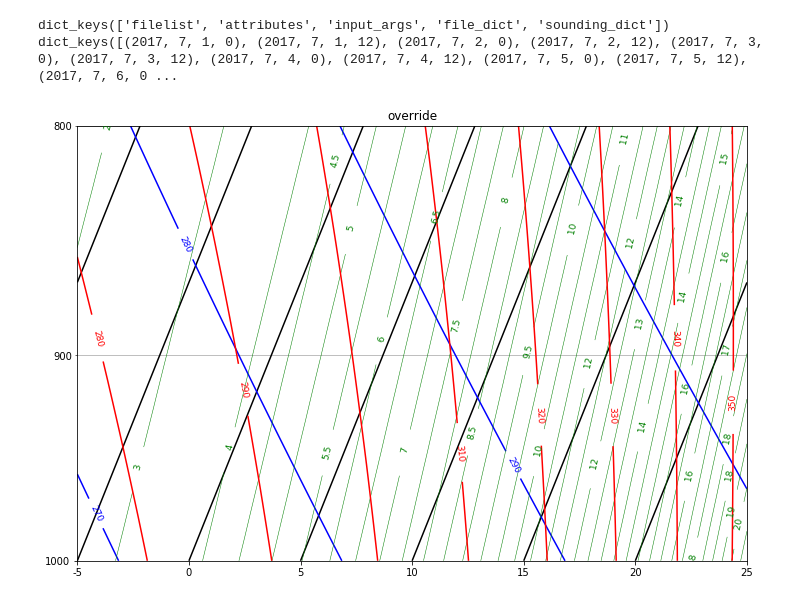
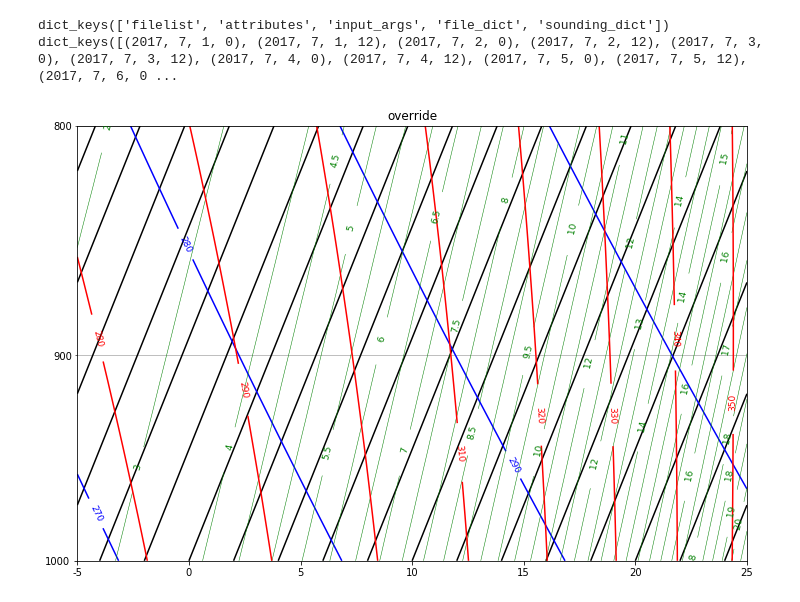
Before and after one commit to AndrewLoeppky/atsc405_2018, a Jupyter notebook: notebooks/moist_tephigram.ipynb, the cells around one changed output. Drawn from its saved outputs; the diff is of its cells as text; code cells hidden in the pictures.

```diff
--- a/notebooks/moist_tephigram.ipynb
+++ b/notebooks/moist_tephigram.ipynb
@@ -23,27 +23,27 @@ dict_keys([(2017, 7, 1, 0), (2017, 7, 1, 12), (2017, 7, 2, 0), (2017, 7, 2, 12),
 # %%
 from a405.skewT.fullskew import makeSkewWet,find_corners,make_default_labels
 
 def label_fun():
     """
     override the default rs labels with a tighter mesh
     """
     from numpy import arange
     #
     # get the default labels
     #
     tempLabels,rsLabels, thetaLabels, thetaeLabels = make_default_labels()
     #
     # change the temperature and rs grids
     #
-    tempLabels = range(-40, 50, 5)
+    tempLabels = range(-40, 50, 2)
     rsLabels = [0.1, 0.25, 0.5, 1, 2, 3] + list(np.arange(4, 28, 0.5))
     return tempLabels,rsLabels, thetaLabels, thetaeLabels
 
 fig,ax =plt.subplots(1,1,figsize=(12,8))
 corners = [-5, 25]
 ax, skew = makeSkewWet(ax, corners=corners, skew=35,label_fun=label_fun)
 ax.set_title('override')
 xcorners=find_corners(corners,skew=skew)
 ax.set(xlim=xcorners,ylim=[1000,800]);
 # %% [output]
-[figure, old version]
+[figure, new version]
```
